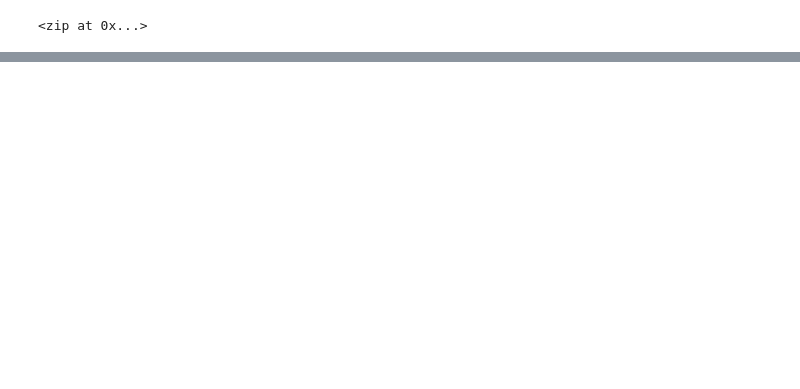
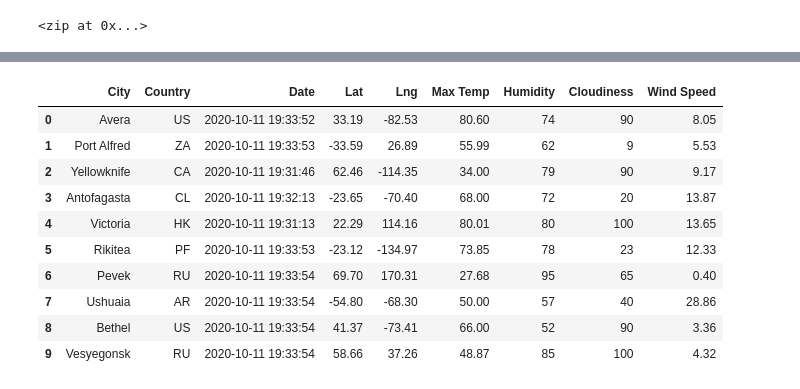
Before and after one commit to sonjaynicolay/World_Weather_Analysis, a Jupyter notebook: WeatherPy.ipynb, the cells around one changed output, grey strips where cells are left out. Cells and saved outputs as stored; diff of their text form; code cells hidden in the pictures; blank space fills up the shorter version.

Commit message:
Modifying .gitignore and adding WeatherPy file

```diff
--- a/WeatherPy.ipynb
+++ b/WeatherPy.ipynb
@@ -12,3 +21,7 @@ lat_lngs = zip(lats, lngs)
 lat_lngs
 # %% [output]
 <zip at 0x...>
+# %%
+# Starting URL for Weather Map API Call.
+url = "http://api.openweathermap.org/data/2.5/weather?units=Imperial&APPID=" + weather_api_key
+print(url)
@@ -14,0 +30,4 @@ lat_lngs
+# %%
+# Create an endpoint URL for a city.
+city_url = url + "&q=" + "Boston"
+print(city_url)
@@ -31,0 +155,16 @@ len(cities)
+# %%
+# Convert the array of dictionaries to a Pandas DataFrame.
+city_data_df = pd.DataFrame(city_data)
+city_data_df.head(10)
+# %% [output]
+|  | City | Country | Date | Lat | Lng | Max Temp | Humidity | Cloudiness | Wind Speed |
+| 0 | Avera | US | 2020-10-11 19:33:52 | 33.19 | -82.53 | 80.60 | 74 | 90 | 8.05 |
+| 1 | Port Alfred | ZA | 2020-10-11 19:33:53 | -33.59 | 26.89 | 55.99 | 62 | 9 | 5.53 |
+| 2 | Yellowknife | CA | 2020-10-11 19:31:46 | 62.46 | -114.35 | 34.00 | 79 | 90 | 9.17 |
+| 3 | Antofagasta | CL | 2020-10-11 19:32:13 | -23.65 | -70.40 | 68.00 | 72 | 20 | 13.87 |
+| 4 | Victoria | HK | 2020-10-11 19:31:13 | 22.29 | 114.16 | 80.01 | 80 | 100 | 13.65 |
+| 5 | Rikitea | PF | 2020-10-11 19:33:53 | -23.12 | -134.97 | 73.85 | 78 | 23 | 12.33 |
+| 6 | Pevek | RU | 2020-10-11 19:33:54 | 69.70 | 170.31 | 27.68 | 95 | 65 | 0.40 |
+| 7 | Ushuaia | AR | 2020-10-11 19:33:54 | -54.80 | -68.30 | 50.00 | 57 | 40 | 28.86 |
+| 8 | Bethel | US | 2020-10-11 19:33:54 | 41.37 | -73.41 | 66.00 | 52 | 90 | 3.36 |
+| 9 | Vesyegonsk | RU | 2020-10-11 19:33:54 | 58.66 | 37.26 | 48.87 | 85 | 100 | 4.32 |
```
Also changed, not shown: parts of 7 cells of this notebook, 3 other files.
